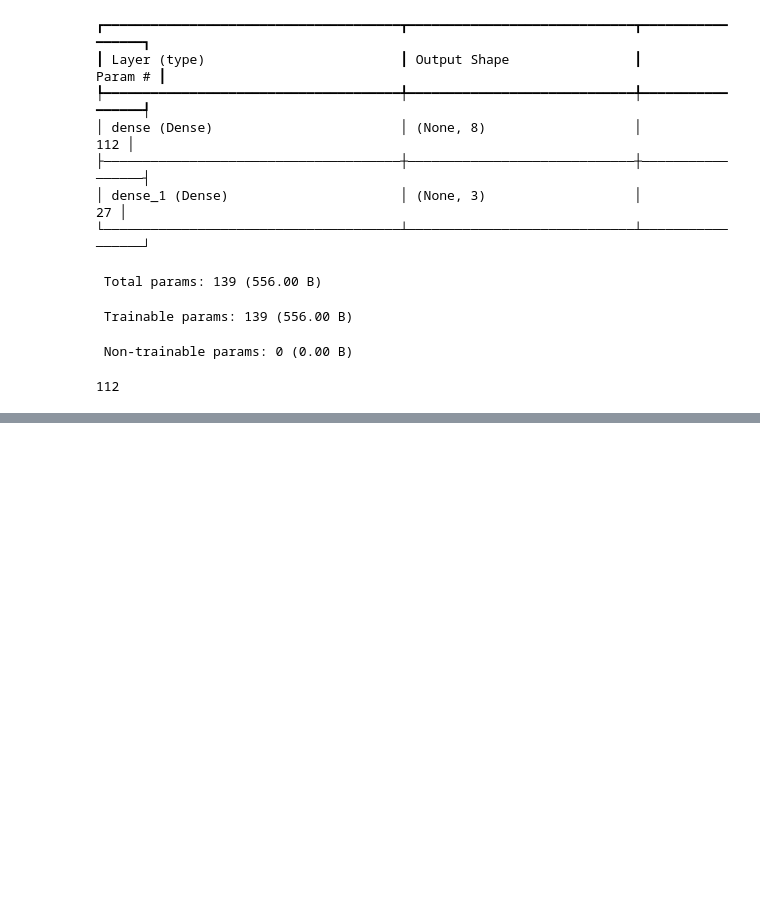
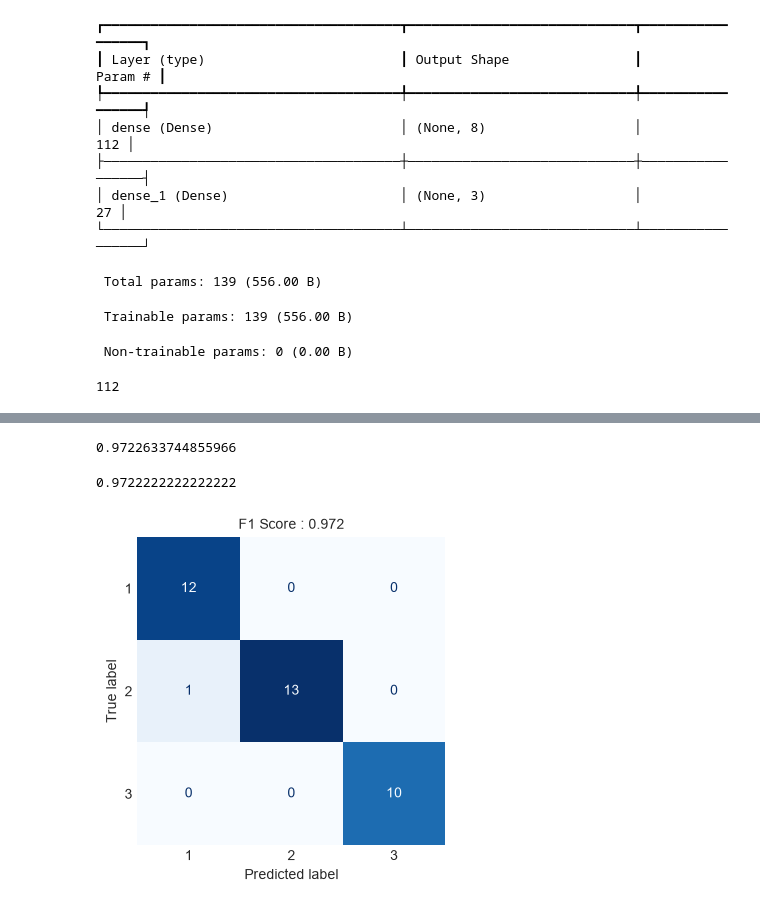
Before and after one commit to adeshrodiye/CDAC-PGCP-AI, a Jupyter notebook: 5_Deep neural network/Day04/1.ipynb, the cells around one changed output, grey strips where cells are left out. Saved outputs shown, nothing was run; the diff lists cells and outputs as text; code cells hidden in the pictures; blank space fills up the shorter version.

```diff
--- a/5_Deep neural network/Day04/1.ipynb
+++ b/5_Deep neural network/Day04/1.ipynb
@@ -324,0 +462,3 @@ loss_df
+# %%
+y_pred = model.predict(X_test)
+y_pred.shape
@@ -324,0 +468,18 @@ loss_df
+# %%
+f1_sc = f1_score(y_true=y_test, y_pred = y_pred.argmax(axis=1),average='weighted')
+print(f1_sc)
+accuracy_score(y_test, y_pred.argmax(axis=1))
+# %% [output]
+0.9722633744855966
+0.9722222222222222
+# %%
+cm = confusion_matrix(y_test,y_pred.argmax(axis=1))
+disp = ConfusionMatrixDisplay(confusion_matrix=cm, display_labels=[1,2,3])
+
+fig, ax = plt.subplots(figsize=(4, 4))
+disp.plot(ax=ax, cmap=plt.cm.Blues, colorbar=False)
+plt.title(f"F1 Score : {f1_sc:0.3f}")
+plt.grid()
+plt.show()
+# %% [output]
+[figure, added]
```
Also changed, not shown: parts of 12 cells of this notebook, 1 other file.
